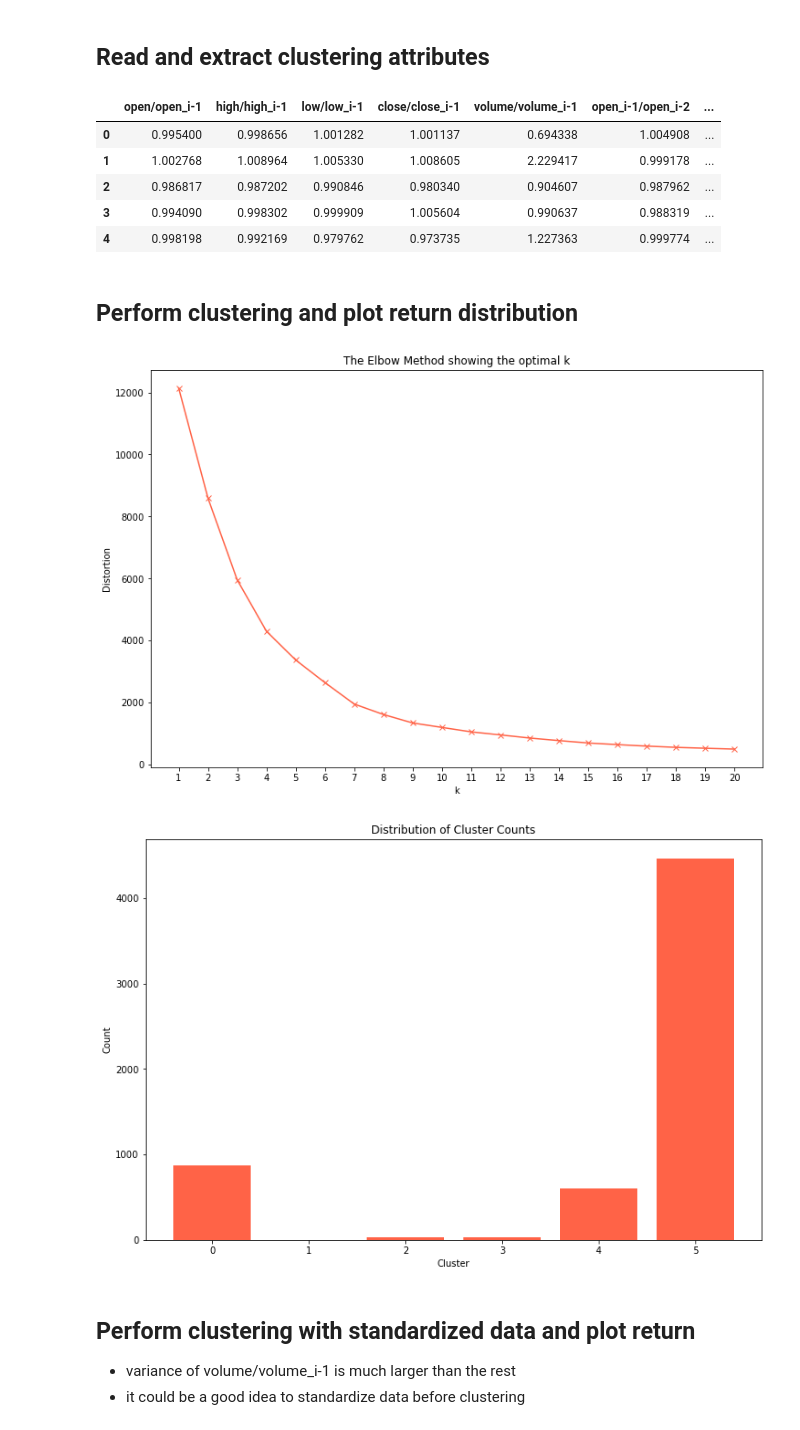
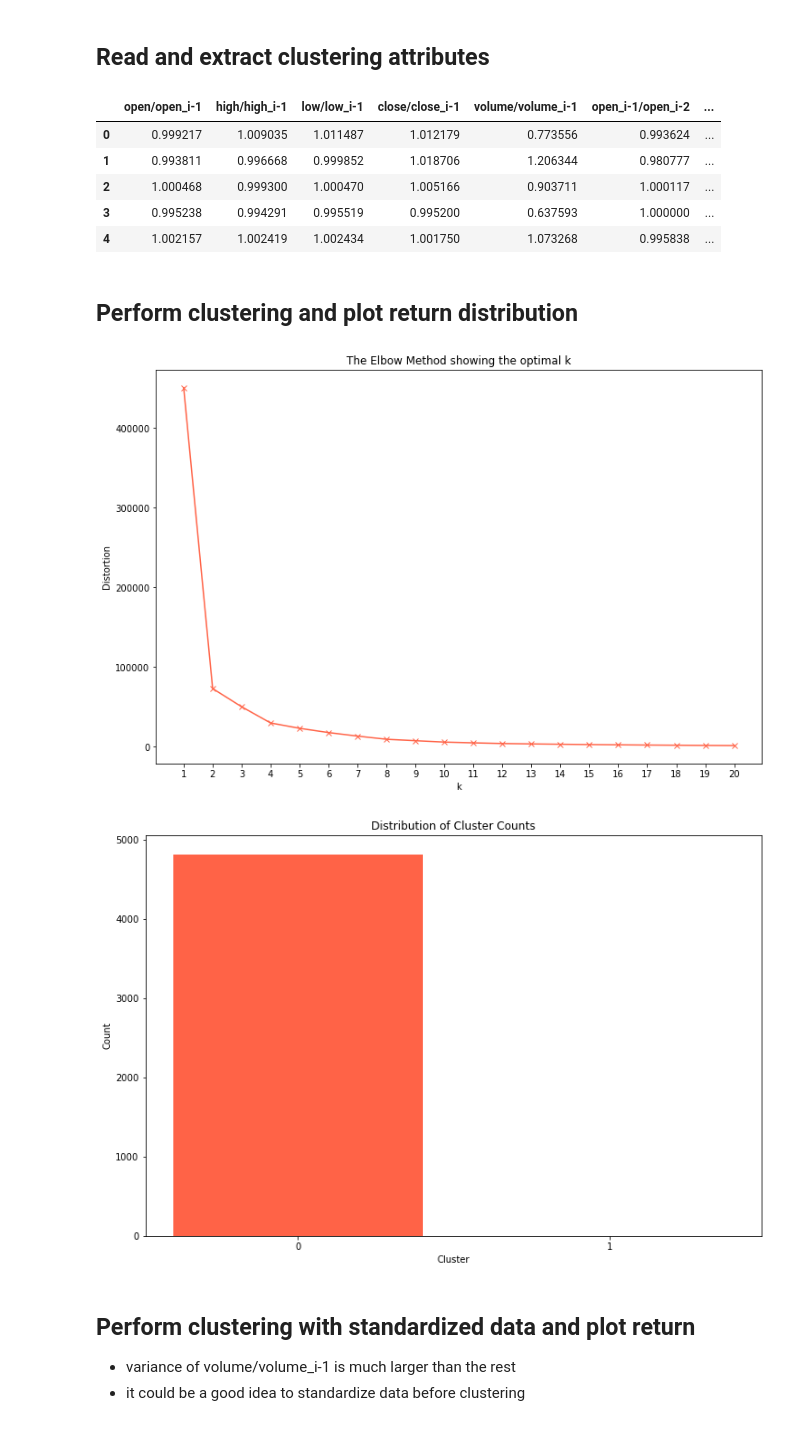
Before and after one commit to tracywang021/IEORE4571-Project, a Jupyter notebook: kmeans_clustering.ipynb, the cells around one changed output. Cells and saved outputs as stored; diff of their text form; code cells hidden in the pictures.

Commit message:
add new data xlv and results

```diff
--- a/kmeans_clustering.ipynb
+++ b/kmeans_clustering.ipynb
@@ -24,9 +21,9 @@ The autoreload extension is already loaded. To reload it, use:
 # %%
 # TODO: change arguments if necessary
 # read path of training data
-TRAIN_PATH = 'data/processed/spy_max_221118_train.csv'
+TRAIN_PATH = 'data/processed/xlv_max_221118_train.csv'
 # read path of testing data
-TEST_PATH = 'data/processed/spy_max_221118_test.csv'
+TEST_PATH = 'data/processed/xlv_max_221118_test.csv'
 # timespan of 2 uses data from day i and day i-1
 # timespan of 3 uses data from day i, day i-1, and day i-2
 timespan = 3
@@ -50,11 +47,11 @@ test_X = test[use_cols]
 X.head()
 # %% [output]
 |  | open/open_i-1 | high/high_i-1 | low/low_i-1 | close/close_i-1 | volume/volume_i-1 | open_i-1/open_i-2 | ... |
-| 0 | 0.995400 | 0.998656 | 1.001282 | 1.001137 | 0.694338 | 1.004908 | ... |
-| 1 | 1.002768 | 1.008964 | 1.005330 | 1.008605 | 2.229417 | 0.999178 | ... |
-| 2 | 0.986817 | 0.987202 | 0.990846 | 0.980340 | 0.904607 | 0.987962 | ... |
-| 3 | 0.994090 | 0.998302 | 0.999909 | 1.005604 | 0.990637 | 0.988319 | ... |
-| 4 | 0.998198 | 0.992169 | 0.979762 | 0.973735 | 1.227363 | 0.999774 | ... |
+| 0 | 0.999217 | 1.009035 | 1.011487 | 1.012179 | 0.773556 | 0.993624 | ... |
+| 1 | 0.993811 | 0.996668 | 0.999852 | 1.018706 | 1.206344 | 0.980777 | ... |
+| 2 | 1.000468 | 0.999300 | 1.000470 | 1.005166 | 0.903711 | 1.000117 | ... |
+| 3 | 0.995238 | 0.994291 | 0.995519 | 0.995200 | 0.637593 | 1.000000 | ... |
+| 4 | 1.002157 | 1.002419 | 1.002434 | 1.001750 | 1.073268 | 0.995838 | ... |
 # %% [markdown]
 ## Perform clustering and plot return distribution
 # %%
@@ -66,18 +63,18 @@ fig_size = (12, 8)
 file_name = 'kmeans_elbow_day_i_i-2_no_norm.png'
 plot_distortions(k_upper, distortions, fig_size, file_name)
 # %% [output]
-[figure, old version]
+[figure, new version]
 # %%
 # perform kmeans with optimal k=4
-opt_k = 6
+opt_k = 2
 model = single_kmeans(opt_k, X)
 # plot distribution of labels
 fig_size = (12, 8)
 file_name = 'kmeans_day_i_i-2_no_norm_cluster_distr.png'
 plot_label_distr(model.labels_, fig_size, file_name)
 # note:the clusters are very imbalanced -> maybe need a way to improve later
 # %% [output]
-[figure, old version]
+[figure, new version]
 # %% [markdown]
 ## Perform clustering with standardized data and plot return
 * variance of volume/volume_i-1 is much larger than the rest
```
Also changed, not shown: parts of 12 cells of this notebook, 40 other files.
